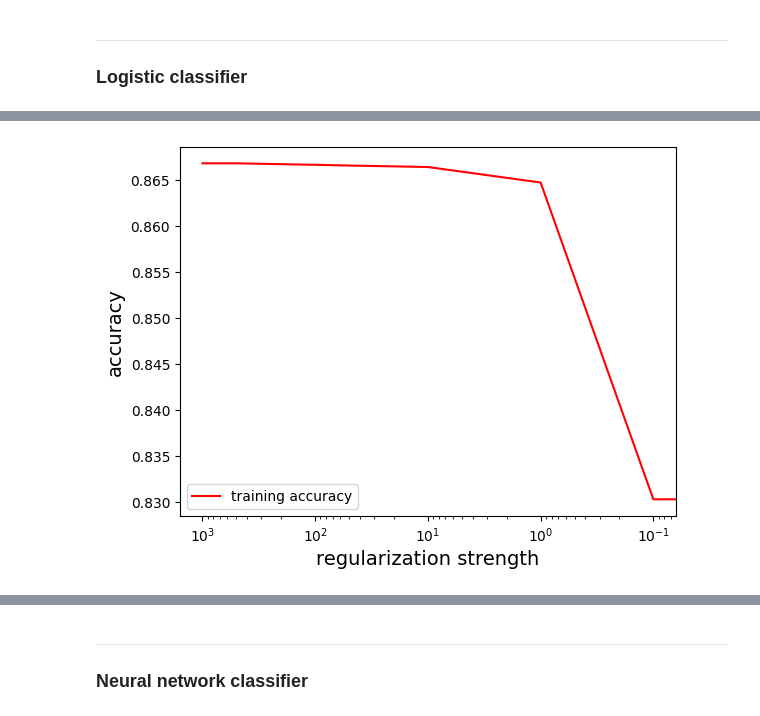
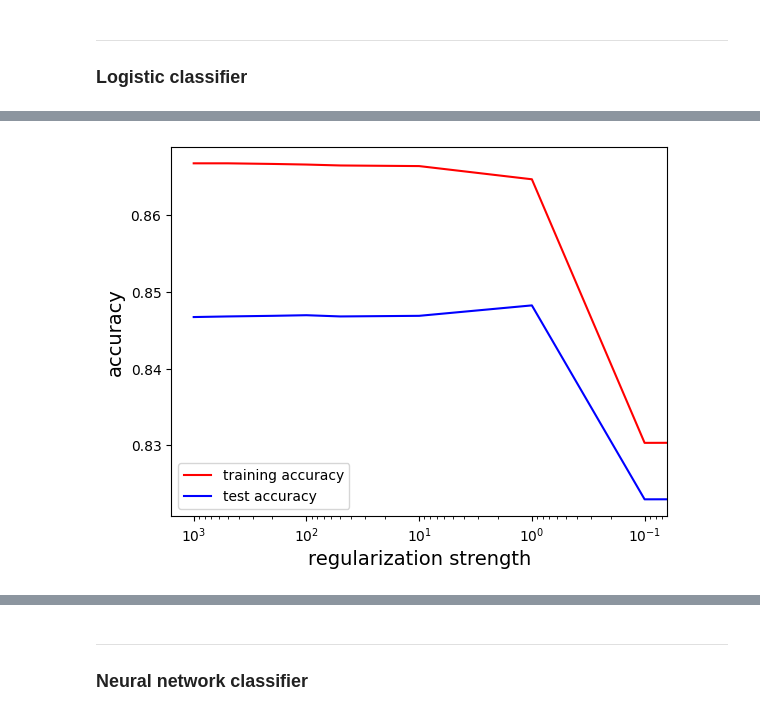
Before and after one commit to MiaNguyen912/cs178-IMDb-movie-reviews-classification--final-project-, a Jupyter notebook: IMDb_Movie_Reviews.ipynb, the cells around one changed output, grey strips where cells are left out. Cells and saved outputs as stored; diff of their text form; code cells hidden in the pictures.

Commit message:
finished all logistic classification

```diff
--- a/IMDb_Movie_Reviews.ipynb
+++ b/IMDb_Movie_Reviews.ipynb
@@ -132,6 +132,8 @@ Name: label, Length: 25000, dtype: int64
 # - using ngram_range=(1,2) to capture multi-word phrases like “not great”, “very bad”, etc.
 vectorizer = TfidfVectorizer(stop_words='english', lowercase=True, min_df=0.02, ngram_range=(1, 2))
 X_train_vectorized = vectorizer.fit_transform(X_train)
+X_test_vectorized = vectorizer.transform(X_test)
+X_val_vectorized = vectorizer.transform(X_val)
 # print(X_train_vectorized[0])  # tf-idf score of tokens in the first row (first review)
 """
 Coords	    Values
@@ -325,15 +327,23 @@ plt.show()
 ---
 ### Logistic classifier
 # %%
-def logistic_classification(X, y):
-    classifier = LogisticRegression(penalty='l1', solver='liblinear', fit_intercept=True,  C=200)
-    classifier.fit(X, y)
+def logistic_classification(X_train, y_train, X_test, y_test, X_val, y_val):
+    classifier = LogisticRegression(penalty='l1', solver='liblinear', fit_intercept=True,  C=50)
+    classifier.fit(X_train, y_train)
 
-    train_predictions = classifier.predict(X)
-    train_accuracy = accuracy_score(y, train_predictions)
+    train_predictions = classifier.predict(X_train)
+    train_accuracy = accuracy_score(y_train, train_predictions)
     print('\nTraining accuracy:', format(100 * train_accuracy, '.2f'))
 
-    return classifier, train_accuracy
+    test_predictions = classifier.predict(X_test)
+    test_accuracy = accuracy_score(y_test, test_predictions)
+    print('\nTraining accuracy:', format(100 * test_accuracy, '.2f'))
+
+    val_predictions = classifier.predict(X_val)
+    val_accuracy = accuracy_score(y_val, val_predictions)
+    print('\nVal accuracy:', format(100 * val_accuracy, '.2f'))
+
+    return classifier, train_accuracy, test_accuracy, val_accuracy, test_predictions
 # %%
-logistic_classifier, _ = logistic_classification(X_train_vectorized, y_train)
+logistic_classifier, logistic_train_accuracy, test_accuracy, val_accuracy, test_predictions = logistic_classification(X_train_vectorized, y_train, X_test_vectorized, y_test, X_val_vectorized, y_val)
 # %% [output]
@@ -341,8 +405,9 @@ Training accuracy: 86.66
 # %%
-def regularization(X, y):
+def regularization(X_train, y_train, X_val, y_val):
     coefs_ = []
     train_accuracies = []
-    cs = [0, 0.1, 1, 10, 50, 100, 500, 1000]
+    val_accuracies = []
+    cs = [0, 0.1, 1, 10, 50, 100, 200, 500, 1000]
 
     ### YOUR CODE STARTS HERE ###
     for c in cs:
@@ -355,20 +420,25 @@ def regularization(X, y):
             # Additionally, please use 'l1' penalty type, 'liblinear' solver and enable fit_intercept
             classifier = LogisticRegression(penalty='l1', solver='liblinear', fit_intercept=True, C=c)
 
-        classifier.fit(X, y)
+        classifier.fit(X_train, y_train)
 
         # log model coefficients
         coefs_.append(classifier.coef_)
 
         # Training
-        train_predictions = classifier.predict(X)
-        train_accuracy = accuracy_score(y, train_predictions)
+        train_predictions = classifier.predict(X_train)
+        train_accuracy = accuracy_score(y_train, train_predictions)
         train_accuracies.append(train_accuracy)
+
+        # Validation: compute and print accuracy and AUC on the validation data
+        val_predictions = classifier.predict(X_val)
+        val_accuracy = accuracy_score(y_val, val_predictions)
+        val_accuracies.append(val_accuracy)
 
     fig, axes = plt.subplots()
     axes.xaxis.set_inverted(True)
     axes.semilogx(cs, train_accuracies, color='red', label='training accuracy')
-    # axes.semilogx(cs, test_accuracies, color='blue', label='testing accuracy')
+    axes.semilogx(cs, val_accuracies, color='blue', label='test accuracy')
 
     axes.set_xlabel('regularization strength', fontsize=14)
     axes.set_ylabel('accuracy', fontsize=14)
@@ -377,6 +447,6 @@ def regularization(X, y):
 
     return train_accuracies, coefs_
 # %%
-train_accuracies, coefs = regularization(X_train_vectorized, y_train)
+train_accuracies, coefs = regularization(X_train_vectorized, y_train, X_test_vectorized, y_test)
 # %% [output]
-[figure, old version]
+[figure, new version]
```
Also changed, not shown: parts of 8 cells of this notebook.
